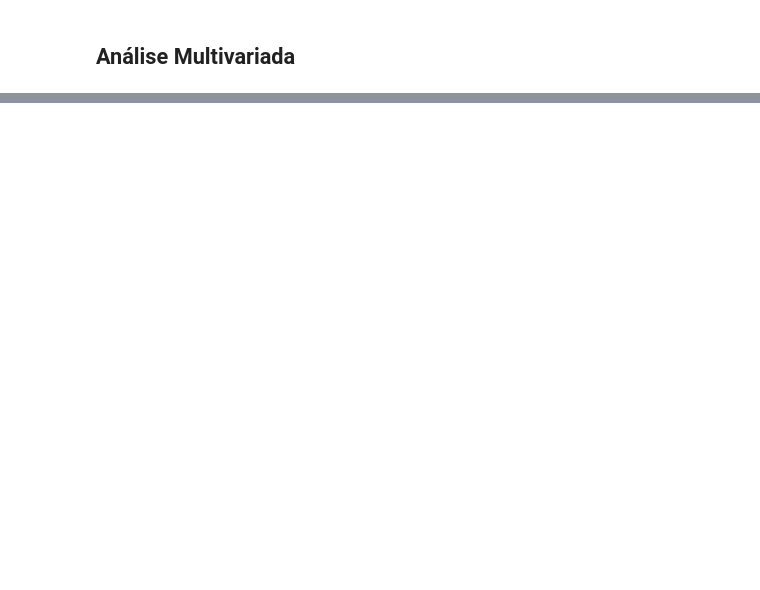
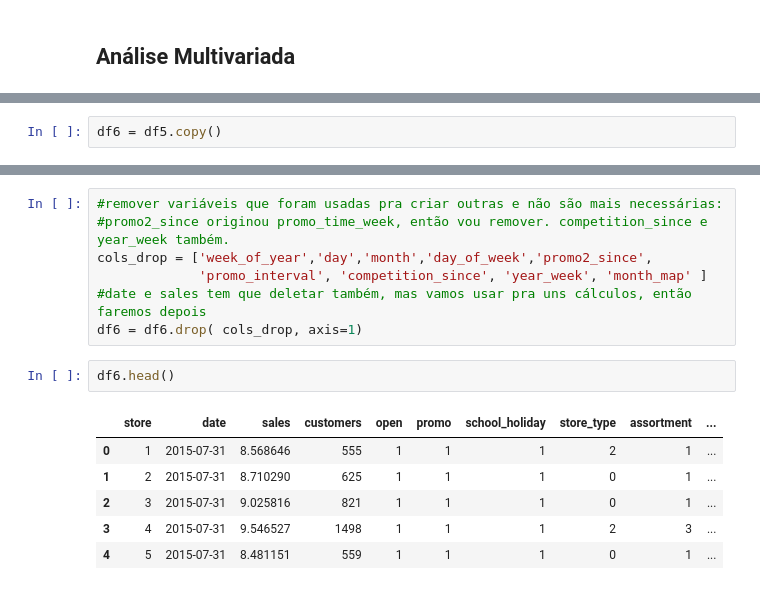
Before and after one commit to nortonvanz/Pharmacy-Sales-Forecast, a Jupyter notebook: notebooks/m04_eda.ipynb, the cells around one changed output, grey strips where cells are left out. Drawn from its saved outputs; the diff is of its cells as text; blank space fills up the shorter version.

```diff
--- a/notebooks/m04_eda.ipynb
+++ b/notebooks/m04_eda.ipynb
@@ -2004,0 +2010,2 @@ df5.to_csv('5_data_preparation_done.csv', index=False) #index=False if I have fi
+# %%
+df6 = df5.copy()
@@ -2004,0 +2021,16 @@ df5.to_csv('5_data_preparation_done.csv', index=False) #index=False if I have fi
+# %%
+#remover variáveis que foram usadas pra criar outras e não são mais necessárias:
+#promo2_since originou promo_time_week, então vou remover. competition_since e year_week também.
+cols_drop = ['week_of_year','day','month','day_of_week','promo2_since',
+             'promo_interval', 'competition_since', 'year_week', 'month_map' ]
+#date e sales tem que deletar também, mas vamos usar pra uns cálculos, então faremos depois
+df6 = df6.drop( cols_drop, axis=1)
+# %%
+df6.head()
+# %% [output]
+|  | store | date | sales | customers | open | promo | school_holiday | store_type | assortment | ... |
+| 0 | 1 | 2015-07-31 | 8.568646 | 555 | 1 | 1 | 1 | 2 | 1 | ... |
+| 1 | 2 | 2015-07-31 | 8.710290 | 625 | 1 | 1 | 1 | 0 | 1 | ... |
+| 2 | 3 | 2015-07-31 | 9.025816 | 821 | 1 | 1 | 1 | 0 | 1 | ... |
+| 3 | 4 | 2015-07-31 | 9.546527 | 1498 | 1 | 1 | 1 | 2 | 3 | ... |
+| 4 | 5 | 2015-07-31 | 8.481151 | 559 | 1 | 1 | 1 | 0 | 1 | ... |
```
Also changed, not shown: parts of 296 cells of this notebook.
